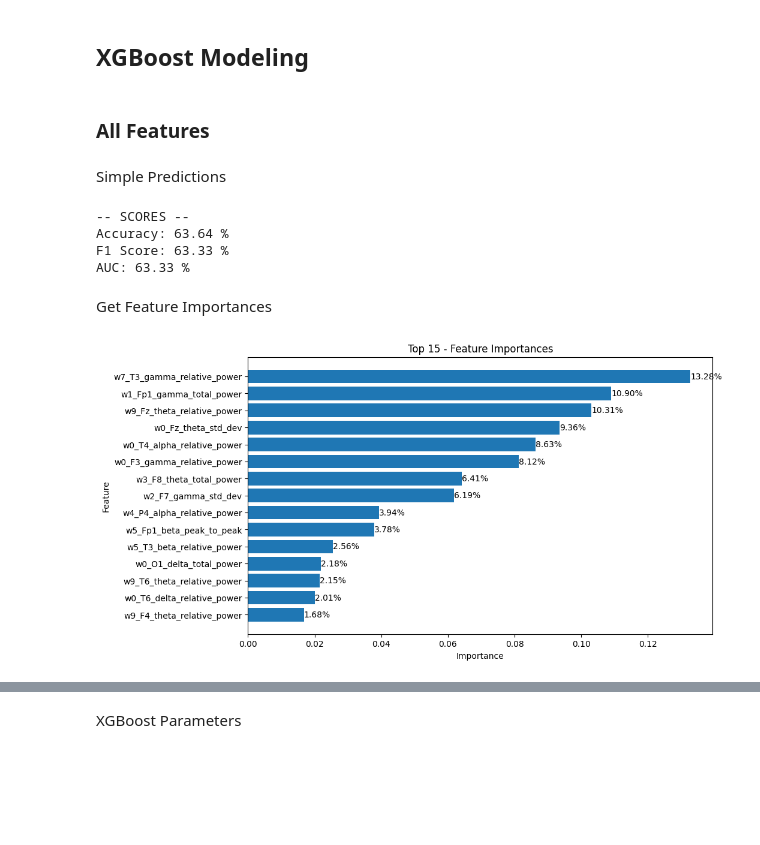
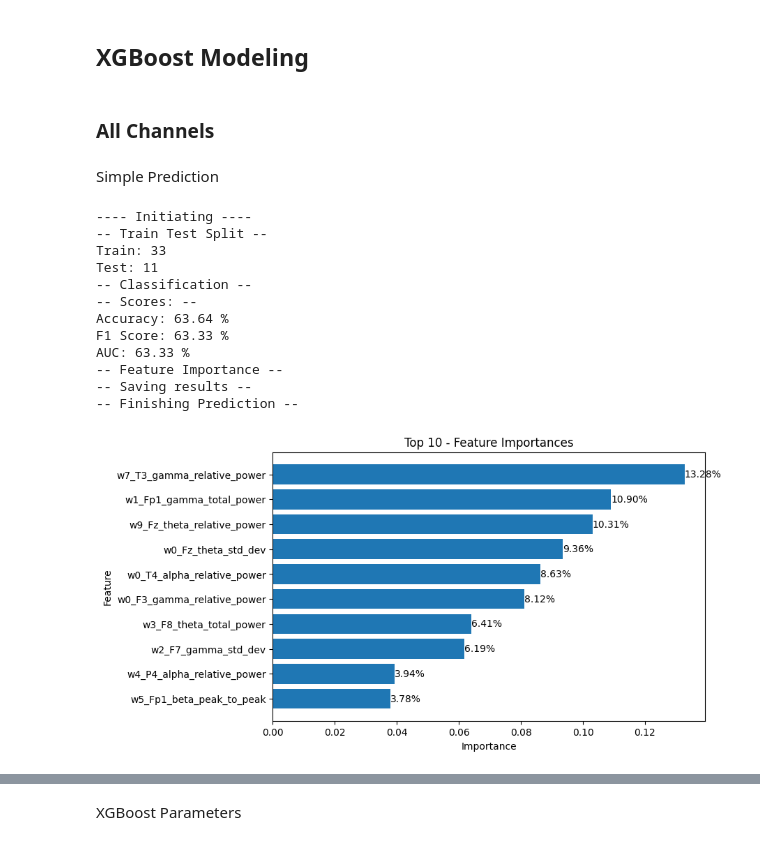
Before and after one commit to sobieddch90/mcd-udg-tfm-eeg-classification, a Jupyter notebook: Modeling/1.1 EEG Classifier XGBoost Optimization - PSD Features.ipynb, the cells around one changed output, grey strips where cells are left out. Saved outputs shown, nothing was run; the diff lists cells and outputs as text; code cells hidden in the pictures; blank space fills up the shorter version.

Commit message:
Model Optimization 2

```diff
--- a/Modeling/1.1 EEG Classifier XGBoost Optimization - PSD Features.ipynb
+++ b/Modeling/1.1 EEG Classifier XGBoost Optimization - PSD Features.ipynb
@@ -154,26 +128,24 @@ Test: 11
 # %% [markdown]
 ## XGBoost Modeling
 # %% [markdown]
-### All Features
+### All Channels
 # %% [markdown]
-Simple Predictions
+Simple Prediction
-# %%
-# Define the XGBoost model
-clf =  xgb.XGBClassifier()
-# Training
-clf.fit(X_train, y_train)
-# Predict
-y_pred = clf.predict(X_test)
-# Scores
-clf_feat_scores = eeg_mne.get_Scores(y_test, y_pred, True)
-# %% [output]
--- SCORES --
-Accuracy: 63.64 %
-F1 Score: 63.33 %
-AUC: 63.33 %
-# %% [markdown]
-Get Feature Importances
-# %%
-df_feature_importances = eeg_mne.get_Feature_Importance(features, clf.feature_importances_, top_n=15)
-# %% [output]
-[figure, removed]
+# %%
+pred_results_all_1 = eeg_mne.get_Classification(df_psd_features_all, 'XGBoost',
+                                         target='Group', key_feature='participant_id',
+                                         test_split=0.25)
+# %% [output]
+---- Initiating ----
+-- Train Test Split --
+Train: 33
+Test: 11
+-- Classification --
+-- Scores: --
+Accuracy: 63.64 %
+F1 Score: 63.33 %
+AUC: 63.33 %
+-- Feature Importance --
+-- Saving results --
+-- Finishing Prediction --
+[figure, added]
```
Also changed, not shown: parts of 50 cells of this notebook, 2 other files.
